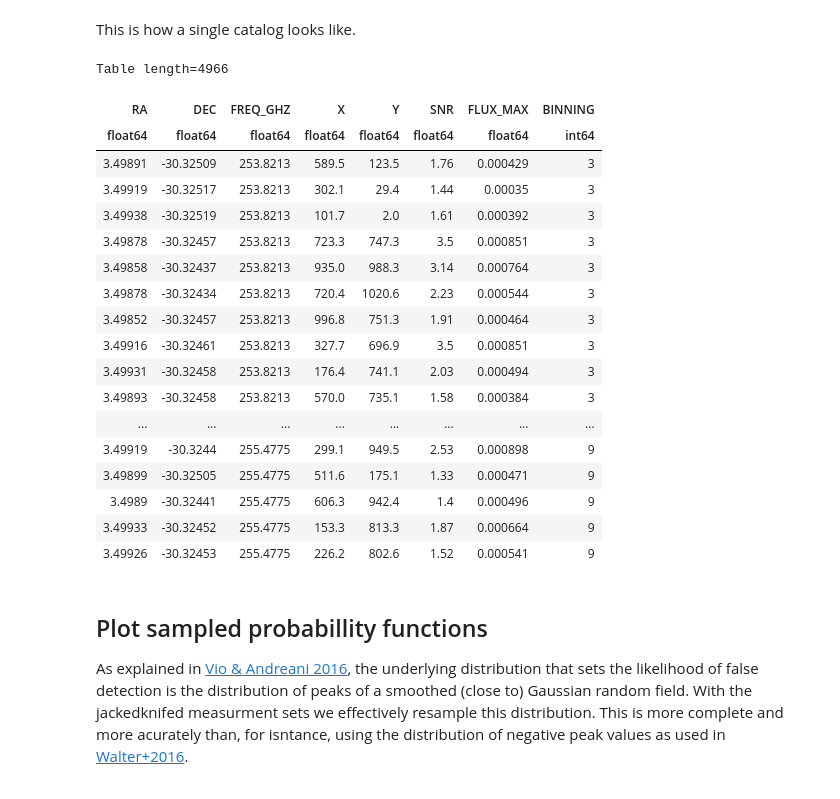
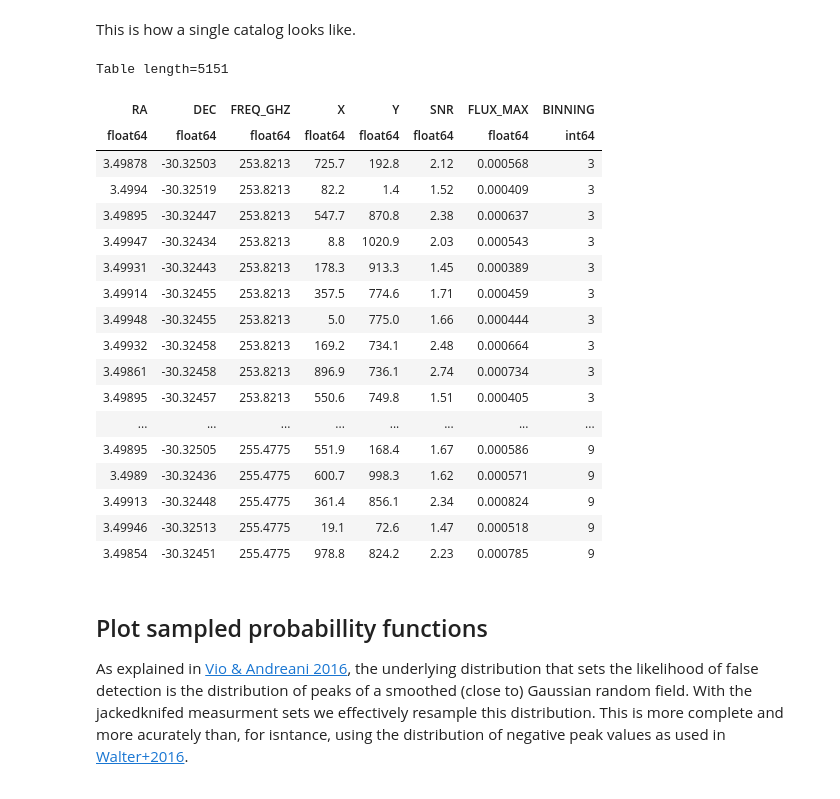
Before and after one commit to Joshiwavm/jackknify, a Jupyter notebook: docs/notebooks/HowToLineFind.ipynb, the cells around one changed output. Cells and saved outputs as stored; diff of their text form; code cells hidden in the pictures.

```diff
--- a/docs/notebooks/HowToLineFind.ipynb
+++ b/docs/notebooks/HowToLineFind.ipynb
@@ -53,27 +50,27 @@ data_jack_P = np.hstack((data_jack1_P['SNR'], data_jack2_P['SNR'], data_jack3_P[
 # %% [markdown]
 This is how a single catalog looks like.
 # %%
-data_real_P
+data_jack5_P
 # %% [output]
-Table length=4966
+Table length=5151
 | RA | DEC | FREQ_GHZ | X | Y | SNR | FLUX_MAX | BINNING |
 | float64 | float64 | float64 | float64 | float64 | float64 | float64 | int64 |
-| 3.49891 | -30.32509 | 253.8213 | 589.5 | 123.5 | 1.76 | 0.000429 | 3 |
-| 3.49919 | -30.32517 | 253.8213 | 302.1 | 29.4 | 1.44 | 0.00035 | 3 |
-| 3.49938 | -30.32519 | 253.8213 | 101.7 | 2.0 | 1.61 | 0.000392 | 3 |
-| 3.49878 | -30.32457 | 253.8213 | 723.3 | 747.3 | 3.5 | 0.000851 | 3 |
-| 3.49858 | -30.32437 | 253.8213 | 935.0 | 988.3 | 3.14 | 0.000764 | 3 |
-| 3.49878 | -30.32434 | 253.8213 | 720.4 | 1020.6 | 2.23 | 0.000544 | 3 |
-| 3.49852 | -30.32457 | 253.8213 | 996.8 | 751.3 | 1.91 | 0.000464 | 3 |
-| 3.49916 | -30.32461 | 253.8213 | 327.7 | 696.9 | 3.5 | 0.000851 | 3 |
-| 3.49931 | -30.32458 | 253.8213 | 176.4 | 741.1 | 2.03 | 0.000494 | 3 |
-| 3.49893 | -30.32458 | 253.8213 | 570.0 | 735.1 | 1.58 | 0.000384 | 3 |
+| 3.49878 | -30.32503 | 253.8213 | 725.7 | 192.8 | 2.12 | 0.000568 | 3 |
+| 3.4994 | -30.32519 | 253.8213 | 82.2 | 1.4 | 1.52 | 0.000409 | 3 |
+| 3.49895 | -30.32447 | 253.8213 | 547.7 | 870.8 | 2.38 | 0.000637 | 3 |
+| 3.49947 | -30.32434 | 253.8213 | 8.8 | 1020.9 | 2.03 | 0.000543 | 3 |
+| 3.49931 | -30.32443 | 253.8213 | 178.3 | 913.3 | 1.45 | 0.000389 | 3 |
+| 3.49914 | -30.32455 | 253.8213 | 357.5 | 774.6 | 1.71 | 0.000459 | 3 |
+| 3.49948 | -30.32455 | 253.8213 | 5.0 | 775.0 | 1.66 | 0.000444 | 3 |
+| 3.49932 | -30.32458 | 253.8213 | 169.2 | 734.1 | 2.48 | 0.000664 | 3 |
+| 3.49861 | -30.32458 | 253.8213 | 896.9 | 736.1 | 2.74 | 0.000734 | 3 |
+| 3.49895 | -30.32457 | 253.8213 | 550.6 | 749.8 | 1.51 | 0.000405 | 3 |
 | ... | ... | ... | ... | ... | ... | ... | ... |
-| 3.49919 | -30.3244 | 255.4775 | 299.1 | 949.5 | 2.53 | 0.000898 | 9 |
-| 3.49899 | -30.32505 | 255.4775 | 511.6 | 175.1 | 1.33 | 0.000471 | 9 |
-| 3.4989 | -30.32441 | 255.4775 | 606.3 | 942.4 | 1.4 | 0.000496 | 9 |
-| 3.49933 | -30.32452 | 255.4775 | 153.3 | 813.3 | 1.87 | 0.000664 | 9 |
-| 3.49926 | -30.32453 | 255.4775 | 226.2 | 802.6 | 1.52 | 0.000541 | 9 |
+| 3.49895 | -30.32505 | 255.4775 | 551.9 | 168.4 | 1.67 | 0.000586 | 9 |
+| 3.4989 | -30.32436 | 255.4775 | 600.7 | 998.3 | 1.62 | 0.000571 | 9 |
+| 3.49913 | -30.32448 | 255.4775 | 361.4 | 856.1 | 2.34 | 0.000824 | 9 |
+| 3.49946 | -30.32513 | 255.4775 | 19.1 | 72.6 | 1.47 | 0.000518 | 9 |
+| 3.49854 | -30.32451 | 255.4775 | 978.8 | 824.2 | 2.23 | 0.000785 | 9 |
 # %% [markdown]
 ## Plot sampled probabillity functions
 
```
Also changed, not shown: parts of 25 cells of this notebook, 3 other files.
